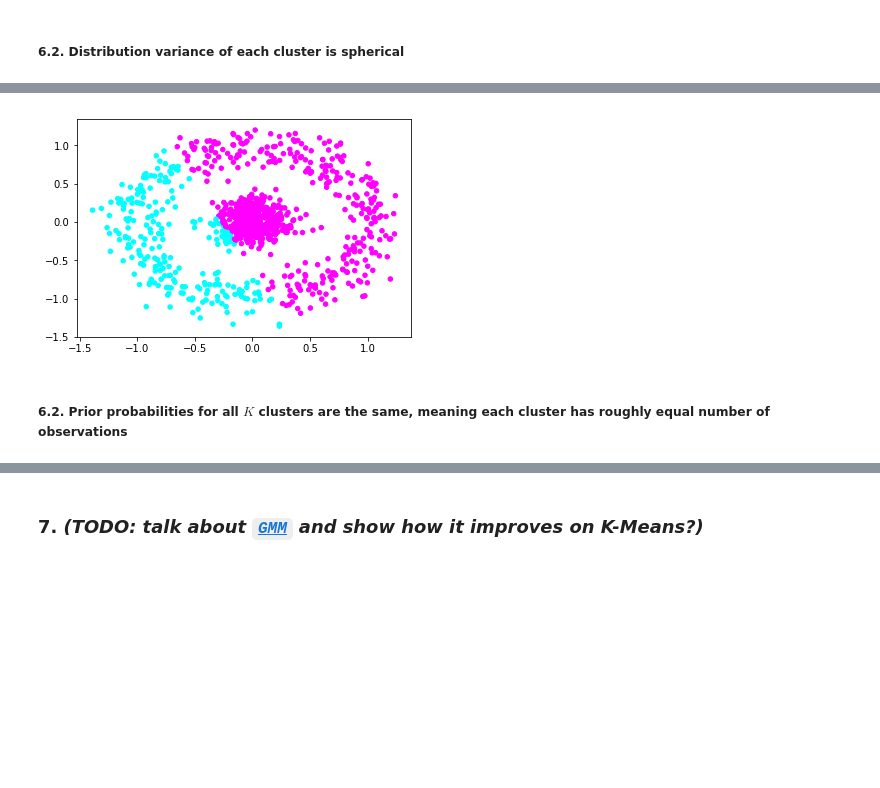
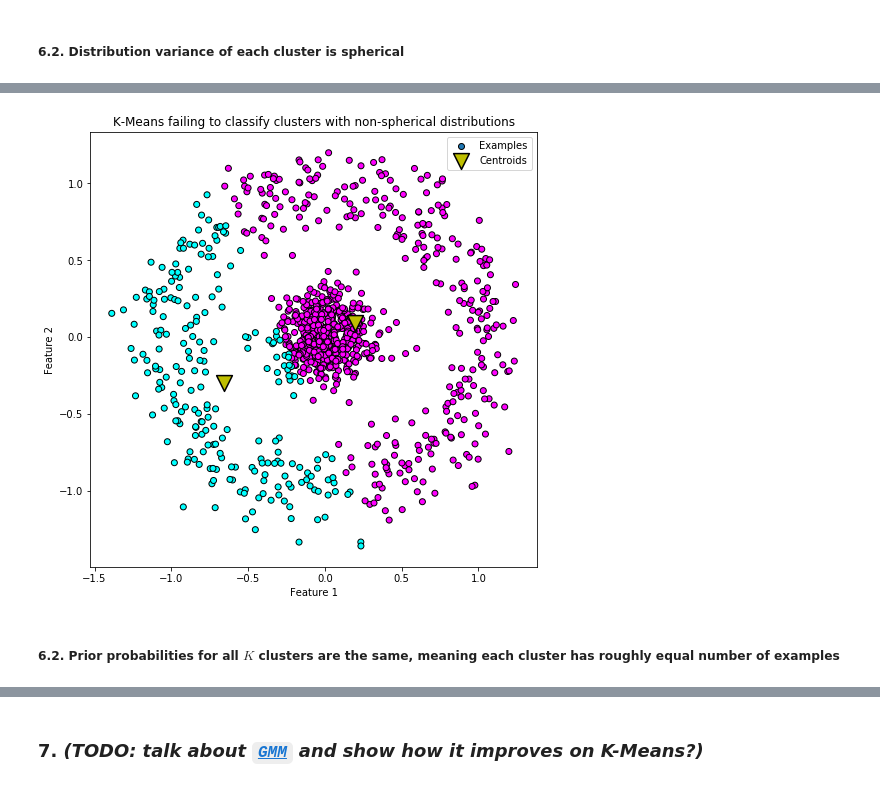
Before and after one commit to tzadro/aldm-lab, a Jupyter notebook: K-Means.ipynb, the cells around one changed output, grey strips where cells are left out. Drawn from its saved outputs; the diff is of its cells as text; code cells hidden in the pictures; blank space fills up the shorter version.

```diff
--- a/K-Means.ipynb
+++ b/K-Means.ipynb
@@ -199,11 +216,19 @@ plt.show()
 # %%
 model = KMeans(n_clusters=2)
 model.fit(X2)
 
-plt.scatter(X2[:,0], X2[:,1], c=model.predict(X2), cmap=plt.get_cmap("cool"), s=20)
+plt.figure(figsize=(8, 8))
+plt.scatter(X2[:,0], X2[:,1], c=model.predict(X2),
+            cmap=plt.get_cmap("cool"), edgecolor='k', label='Examples')
+plt.scatter(model.cluster_centers_[:,0], model.cluster_centers_[:,1], s=250,
+            c='y', marker='v', edgecolors='k', linewidths=1.5, label='Centroids')
+plt.title('K-Means failing to classify clusters with non-spherical distributions')
+plt.xlabel('Feature 1')
+plt.ylabel('Feature 2')
+plt.legend()
 plt.show()
 # %% [output]
-[figure, old version]
+[figure, new version]
 # %% [markdown]
-##### 6.2. Prior probabilities for all $K$ clusters are the same, meaning each cluster has roughly equal number of observations
+##### 6.2. Prior probabilities for all $K$ clusters are the same, meaning each cluster has roughly equal number of examples
 # %%
```
Also changed, not shown: parts of 6 cells of this notebook.
